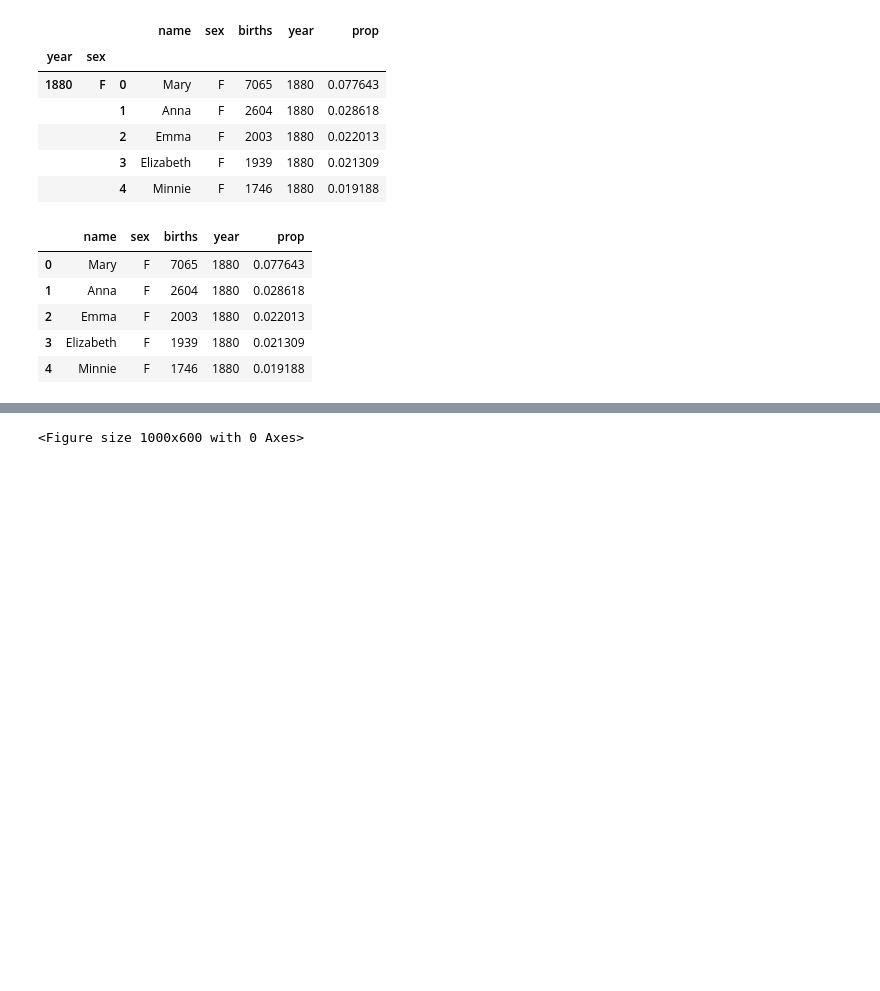
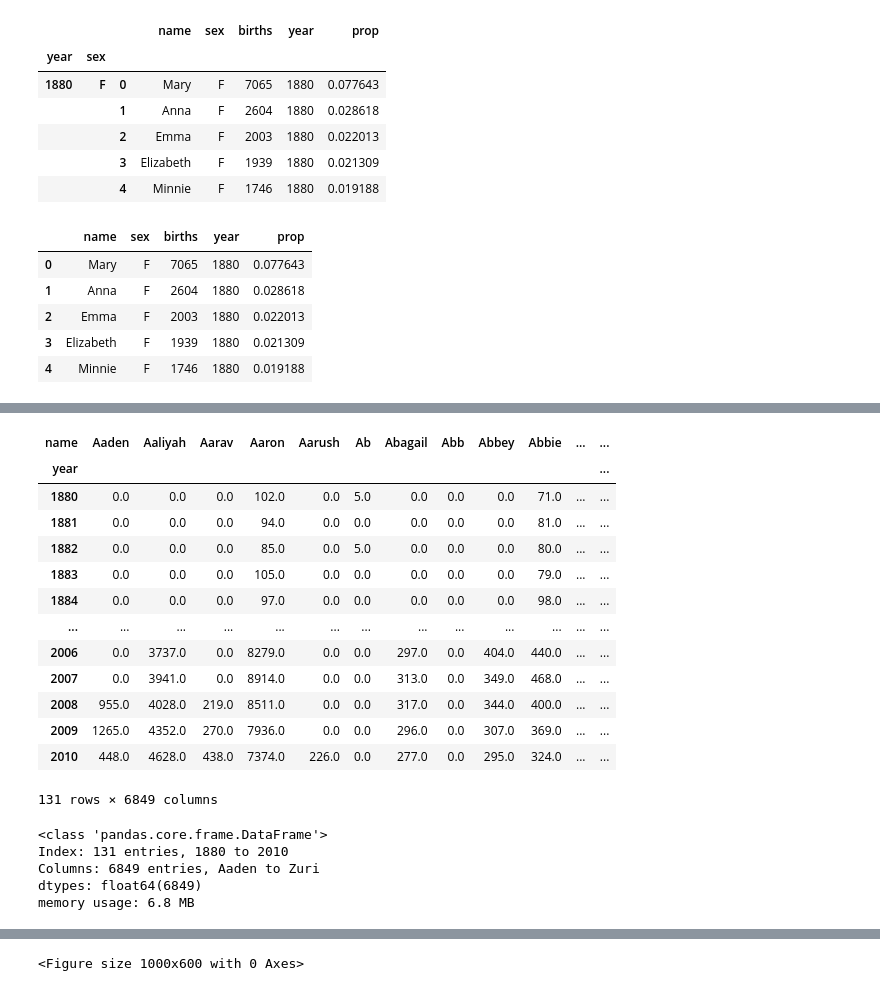
Before and after one commit to ancestor9/2026_Fall_Application-Deployment, a Jupyter notebook: 20261106/ch13_3_US_Baby_Names_1880–2010.ipynb, the cells around one changed output, grey strips where cells are left out. Saved outputs shown, nothing was run; the diff lists cells and outputs as text; code cells hidden in the pictures; blank space fills up the shorter version.

```diff
--- a/20261106/ch13_3_US_Baby_Names_1880–2010.ipynb
+++ b/20261106/ch13_3_US_Baby_Names_1880–2010.ipynb
@@ -256 +278,26 @@ total_births = top1000.pivot_table("births", index="year",
+# %%
+total_births.fillna(0)
+# %% [output]
+| name | Aaden | Aaliyah | Aarav | Aaron | Aarush | Ab | Abagail | Abb | Abbey | Abbie | ... | ... |
+| year |  |  |  |  |  |  |  |  |  |  |  | ... |
+| 1880 | 0.0 | 0.0 | 0.0 | 102.0 | 0.0 | 5.0 | 0.0 | 0.0 | 0.0 | 71.0 | ... | ... |
+| 1881 | 0.0 | 0.0 | 0.0 | 94.0 | 0.0 | 0.0 | 0.0 | 0.0 | 0.0 | 81.0 | ... | ... |
+| 1882 | 0.0 | 0.0 | 0.0 | 85.0 | 0.0 | 5.0 | 0.0 | 0.0 | 0.0 | 80.0 | ... | ... |
+| 1883 | 0.0 | 0.0 | 0.0 | 105.0 | 0.0 | 0.0 | 0.0 | 0.0 | 0.0 | 79.0 | ... | ... |
+| 1884 | 0.0 | 0.0 | 0.0 | 97.0 | 0.0 | 0.0 | 0.0 | 0.0 | 0.0 | 98.0 | ... | ... |
+| ... | ... | ... | ... | ... | ... | ... | ... | ... | ... | ... | ... | ... |
+| 2006 | 0.0 | 3737.0 | 0.0 | 8279.0 | 0.0 | 0.0 | 297.0 | 0.0 | 404.0 | 440.0 | ... | ... |
+| 2007 | 0.0 | 3941.0 | 0.0 | 8914.0 | 0.0 | 0.0 | 313.0 | 0.0 | 349.0 | 468.0 | ... | ... |
+| 2008 | 955.0 | 4028.0 | 219.0 | 8511.0 | 0.0 | 0.0 | 317.0 | 0.0 | 344.0 | 400.0 | ... | ... |
+| 2009 | 1265.0 | 4352.0 | 270.0 | 7936.0 | 0.0 | 0.0 | 296.0 | 0.0 | 307.0 | 369.0 | ... | ... |
+| 2010 | 448.0 | 4628.0 | 438.0 | 7374.0 | 226.0 | 0.0 | 277.0 | 0.0 | 295.0 | 324.0 | ... | ... |
+131 rows × 6849 columns
+# %%
+total_births.info()
+# %% [output]
+<class 'pandas.core.frame.DataFrame'>
+Index: 131 entries, 1880 to 2010
+Columns: 6849 entries, Aaden to Zuri
+dtypes: float64(6849)
+memory usage: 6.8 MB
 # %%
```
Also changed, not shown: parts of 5 cells of this notebook.
